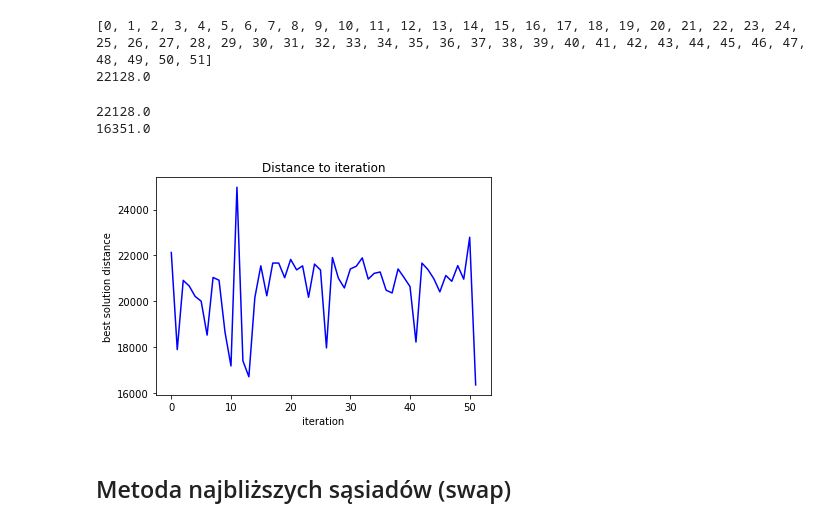
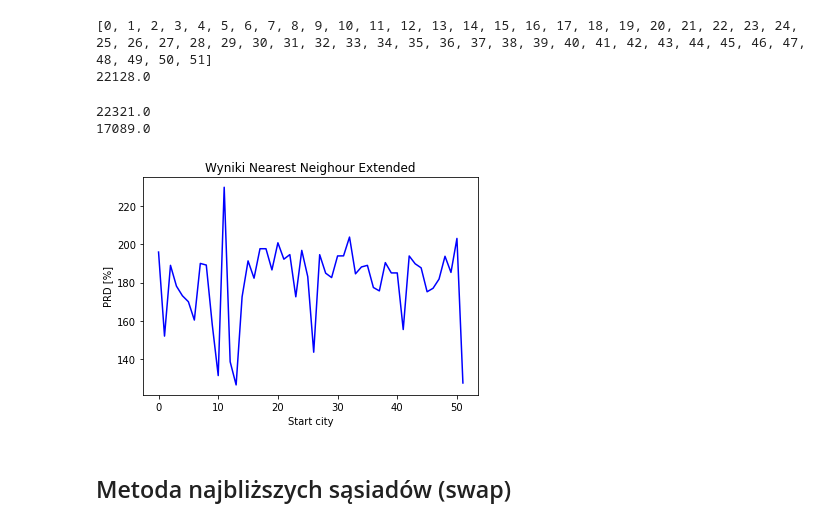
Before and after one commit to T2ooomasz/Algorytmy-Metaheurystyczne, a Jupyter notebook: TSP/TSP-notebook.ipynb, the cells around one changed output. Saved outputs shown, nothing was run; the diff lists cells and outputs as text; code cells hidden in the pictures.

Commit message:
final calculation and plots

```diff
--- a/TSP/TSP-notebook.ipynb
+++ b/TSP/TSP-notebook.ipynb
@@ -275,46 +275,50 @@ print(distance)
 # %%
 N = 120 # number of cities
 
-Matrixx = symetric_random_instance(N, 1, 100) # random
+#Matrixx = symetric_random_instance(N, 1, 100) # random
 Matrixx = set_Matrix()  # instance
 
 N = np.shape(Matrixx)[0]
 best_solution = [None]*N
 current_solution = [None]*N
 aval_city = list(range(0,N))
-X = []
+X = np.array([])
 
 for i in range(N):
     go_to = nearest_neighbour(aval_city, i, Matrixx)
     best_solution[i] = go_to
 best_distance = get_weight(best_solution, Matrixx)
 
-X.append(best_distance)
+X = np.append(X, best_distance)
+#X.append(best_distance)
 print(best_distance)
 
 for i in range(1, N):
     aval_city = list(range(0,N))
     for j in range(N):
         go_to = nearest_neighbour(aval_city, i, Matrixx)
         current_solution[j] = go_to
     current_distance = get_weight(current_solution, Matrixx)
     if(current_distance < best_distance):
         best_solution = current_solution
         best_distance = current_distance
-    X.append(current_distance)
+    X = np.append(X, current_distance)
 
 print(best_distance)
+Best =  7542
+X = X - Best
+X = (X / Best )* 100
 plt.plot(X, '-b')
-plt.xlabel('iteration')
-plt.ylabel('best solution distance')
+plt.xlabel('Start city')
+plt.ylabel('PRD [%]')
 # giving a title to my graph
-plt.title('Distance to iteration')
-plt.show()
+plt.title('Wyniki Nearest Neighour Extended')
+plt.savefig('obrazki/wyniki-nne')
 #print_solution(trace)
 # %% [output]
-22128.0
-16351.0
+22321.0
+17089.0
-[figure, old version]
+[figure, new version]
 # %% [markdown]
 ## Metoda najbliższych sąsiadów (swap)
 # %%
```
Also changed, not shown: 24 other files.
